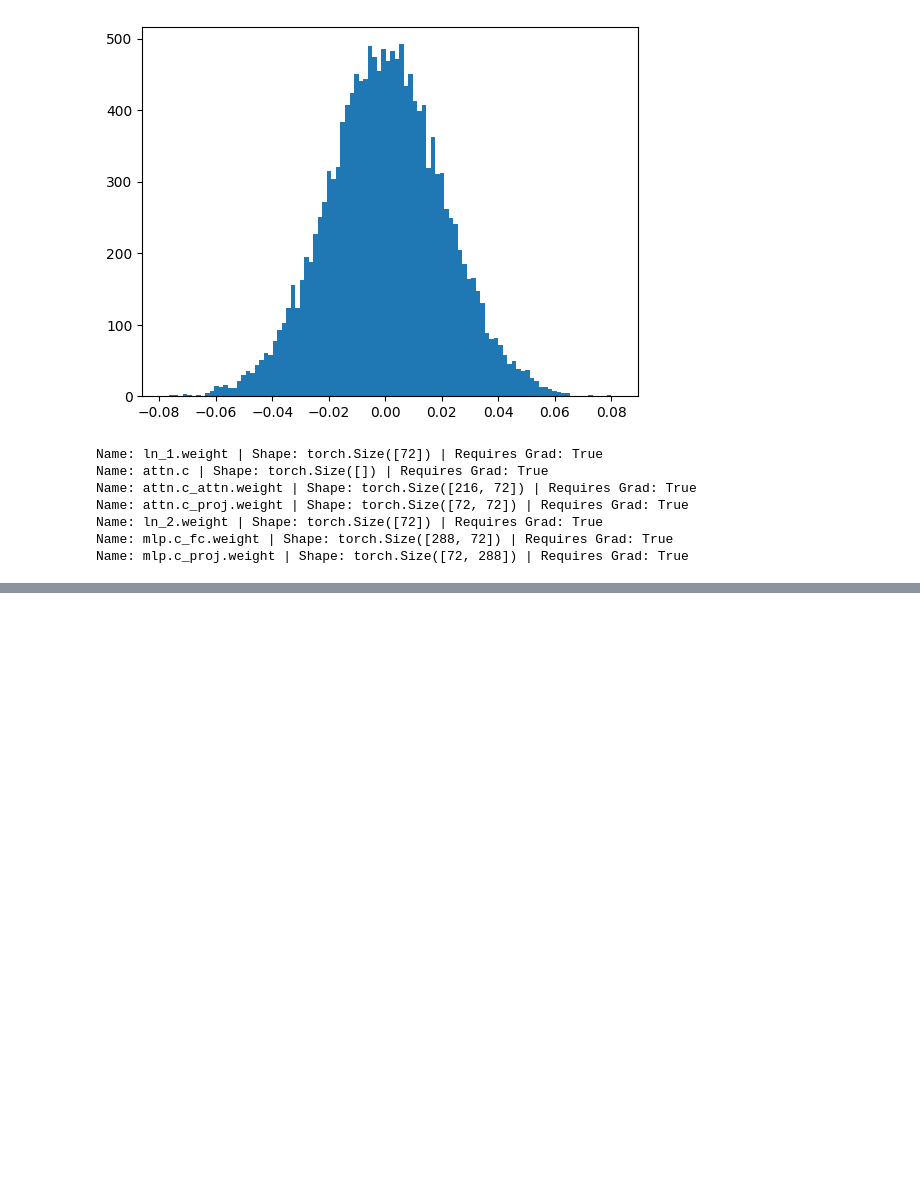
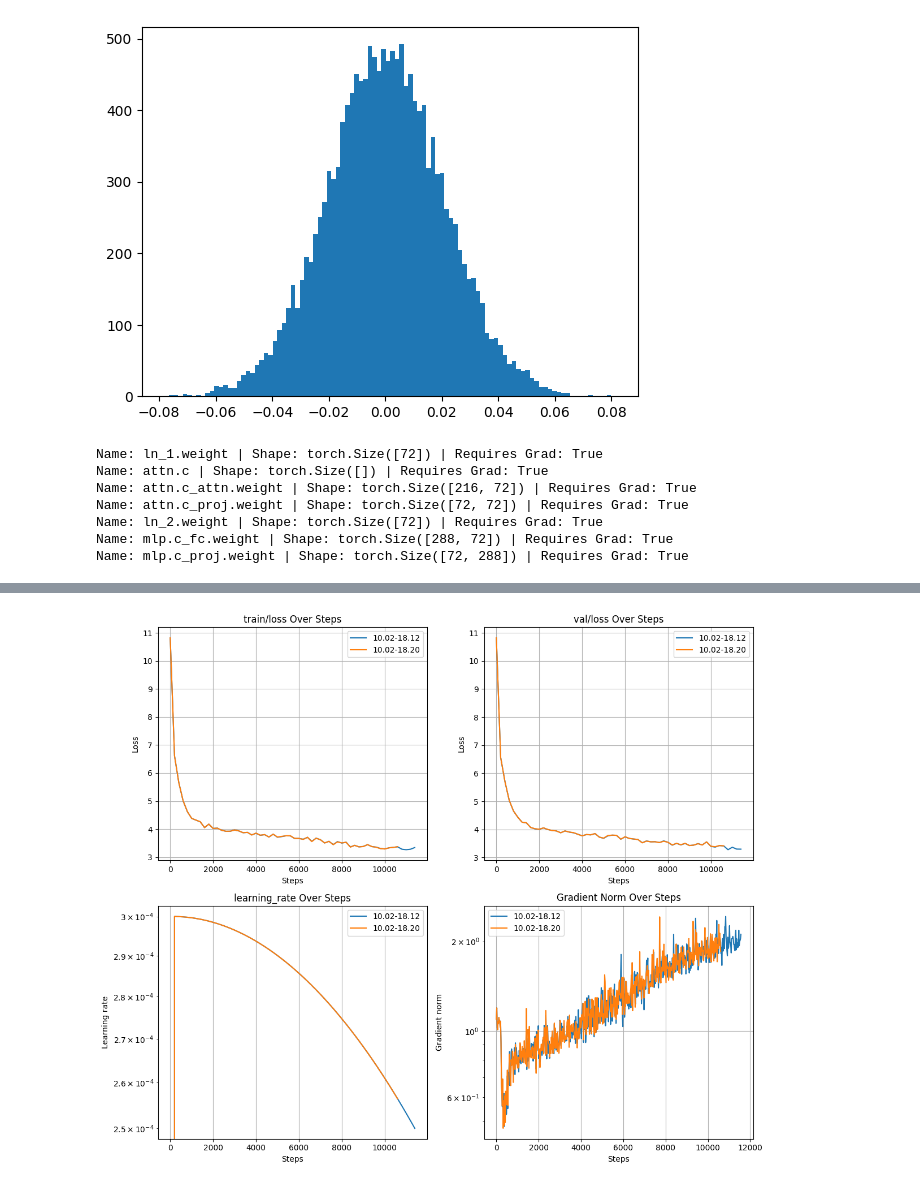
Before and after one commit to Alex2034/nanoGPT, a Jupyter notebook: exp.ipynb, the cells around one changed output, grey strips where cells are left out. Saved outputs shown, nothing was run; the diff lists cells and outputs as text; code cells hidden in the pictures; blank space fills up the shorter version.

```diff
--- a/exp.ipynb
+++ b/exp.ipynb
@@ -76,3 +76,15 @@ Name: attn.c_proj.weight | Shape: torch.Size([72, 72]) | Requires Grad: True
 Name: ln_2.weight | Shape: torch.Size([72]) | Requires Grad: True
 Name: mlp.c_fc.weight | Shape: torch.Size([288, 72]) | Requires Grad: True
 Name: mlp.c_proj.weight | Shape: torch.Size([72, 288]) | Requires Grad: True
+# %%
+import os
+from tensorboard.backend.event_processing import event_accumulator
+import matplotlib.pyplot as plt
+
+# Define the path to your root logs directory
+root_log_dir = "/raid/runs/10.02"  # Adjust this path if necessary
+
+# Get a list of all experiment folders
+log_dirs = [os.path.join(root_log_dir, d) for d in os.listdir(root_log_dir)]
+
+log_dirs
@@ -78,0 +93,6 @@ Name: mlp.c_proj.weight | Shape: torch.Size([72, 288]) | Requires Grad: True
+# %%
+log_dirs = log_dirs[1:]
+log_dirs_bs1 = [log_dirs[0], log_dirs[2]]
+log_dirs_bs2 = [log_dirs[1], log_dirs[2]]
+log_dirs_o = log_dirs[:3]
+log_dirs_l = log_dirs[2:]
@@ -79,37 +106,60 @@ Name: mlp.c_proj.weight | Shape: torch.Size([72, 288]) | Requires Grad: True
 # %%
-import os
-from tensorboard.backend.event_processing import event_accumulator
-import matplotlib.pyplot as plt
-
-# Define the path to your root logs directory
-root_log_dir = "/raid/runs"  # Adjust this path if necessary
-
-# Get a list of all experiment folders
-log_dirs = [os.path.join(root_log_dir, d) for d in os.listdir(root_log_dir) if '20000' in d]
-
-# log_dirs = [log_dirs[1], log_dirs[4]]
-
 # Initialize a dictionary to hold data for each experiment
 experiment_data = {}
 
-for log_dir in log_dirs:
+for log_dir in log_dirs_l:
     # Load TensorBoard logs
     event_acc = event_accumulator.EventAccumulator(log_dir)
     event_acc.Reload()
 
     # Get available scalar tags (train/loss, val/loss, learning_rate, Gradient Norm)
     tags = ['train/loss', 'val/loss', 'learning_rate', 'Gradient Norm']
 
     # Extract and store scalar values for each tag
     data = {}
     for tag in tags:
         if tag in event_acc.Tags().get('scalars', []):  # Check if tag is available
             scalars = event_acc.Scalars(tag)
             steps = [s.step for s in scalars]
             values = [s.value for s in scalars]
             data[tag] = {'steps': steps, 'values': values}
 
     # Store the extracted data for this experiment folder
     experiment_data[os.path.basename(log_dir)] = data
 
-# Plot the data for each of the four metrics in a 2x2 grid
+
+metrics = ['train/loss', 'val/loss', 'learning_rate', 'Gradient Norm']
+
+exp_names = [n[-11:] for n in log_dirs_l]
+
+# exp_names = ['hyperbolic c=1e-5', 'original']
+
+fig, axs = plt.subplots(2, 2, figsize=(12, 10))  # Create a 2x2 grid
+
+# Flatten the axs array for easy iteration
+axs = axs.ravel()
+
+# Loop over each metric and create a plot
+for i, metric in enumerate(metrics):
+    ax = axs[i]
+
+    for (experiment, data), e in zip(experiment_data.items(), exp_names):
+        if metric in data:
+            steps = data[metric]['steps']
+            values = data[metric]['values']
+            ax.plot(steps, values, label=e)
+
+    if not 'loss' in metric:
+        ax.set_yscale('log')  # Set y-axis to logarithmic scale
+    ax.set_xlabel('Steps')
+    # ax.set_xlim([0, 1.1*max(steps)])
+    ax.set_ylabel(metric.split('/')[-1].replace('_', ' ').capitalize())  # Clean y-axis label
+    ax.set_title(f'{metric} Over Steps')
+    ax.grid(True)  # Add grid
+    ax.legend()
+
+plt.tight_layout()
+# plt.savefig('runs.jpg')
+plt.show()
+# %% [output]
+[figure, added]
```
Also changed, not shown: parts of 5 cells of this notebook, 5 other files.
